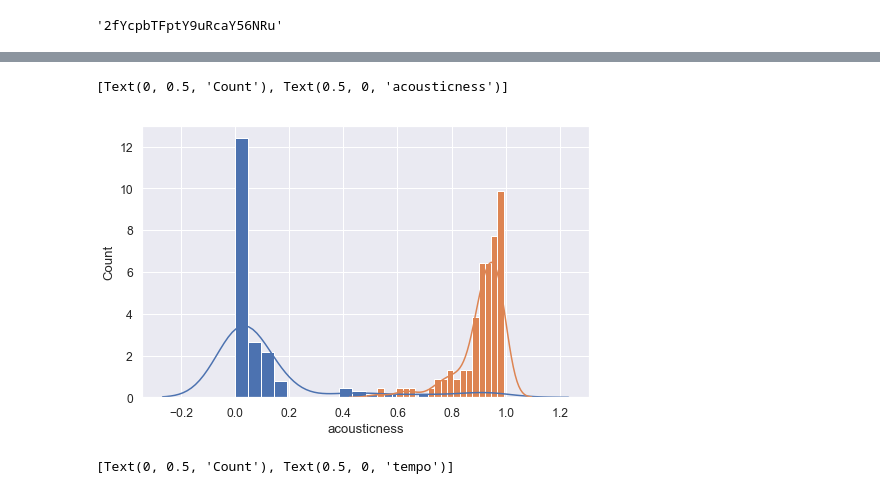
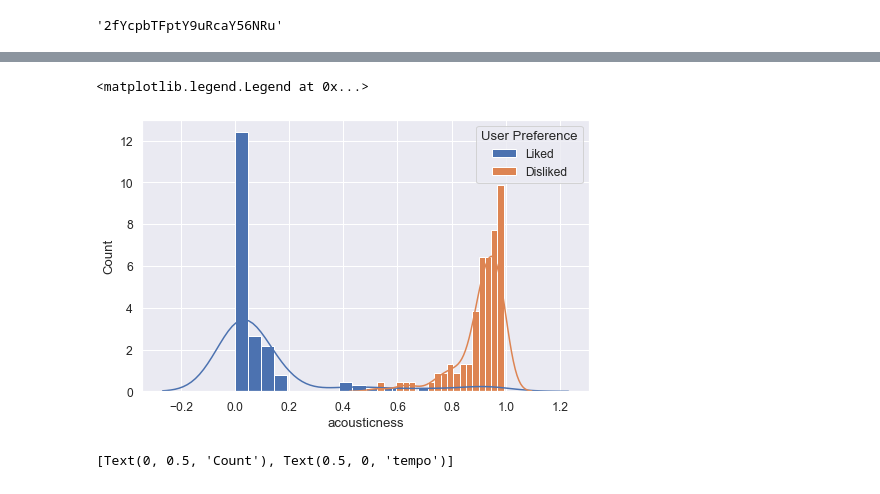
Before and after one commit to akochman/springboard-capstone1, a Jupyter notebook: spotipy_compare.ipynb, the cells around one changed output, grey strips where cells are left out. Drawn from its saved outputs; the diff is of its cells as text; code cells hidden in the pictures.

```diff
--- a/spotipy_compare.ipynb
+++ b/spotipy_compare.ipynb
@@ -219,13 +219,14 @@ df_combined.head()
 # %%
 df_liked = df_combined[df_combined['user_preference']==1]
 df_disliked = df_combined[df_combined['user_preference']==0]
 
 sns.set(style='darkgrid', palette="deep", font_scale=1.1, rc={"figure.figsize": [8, 5]})
 sns.distplot(df_liked['acousticness'], norm_hist=True, kde=True, bins=20, hist_kws={"alpha": 1}).set(xlabel='acousticness', ylabel='Count')
 sns.distplot(df_disliked['acousticness'], norm_hist=True, kde=True, bins=20, hist_kws={"alpha": 1}).set(xlabel='acousticness', ylabel='Count')
+plt.legend(title='User Preference', labels=['Liked', 'Disliked'])
 # %% [output]
-[Text(0, 0.5, 'Count'), Text(0.5, 0, 'acousticness')]
+<matplotlib.legend.Legend at 0x...>
-[figure, old version]
+[figure, new version]
 # %%
 LikedId=playlistDictionary["Liked"]
 DislikeId=playlistDictionary["Dislike"]
```
Also changed, not shown: parts of 5 cells of this notebook.
